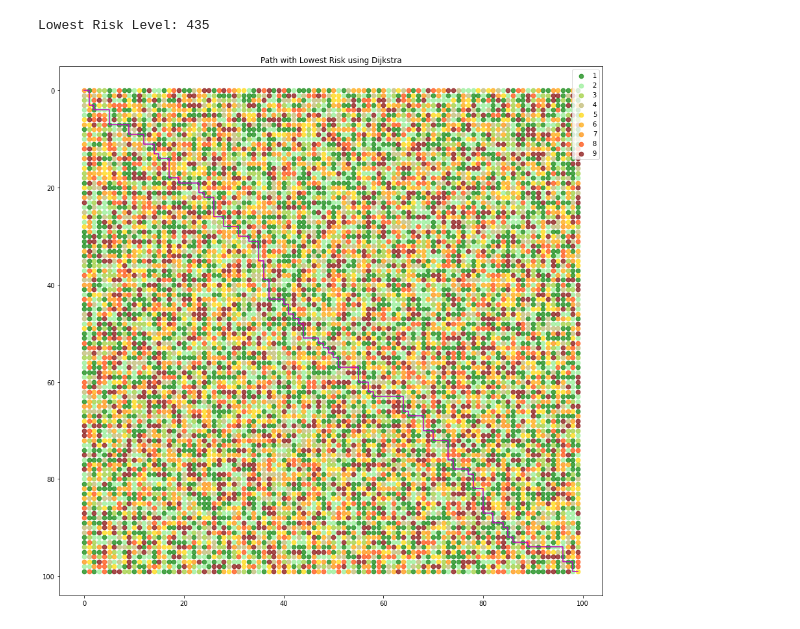
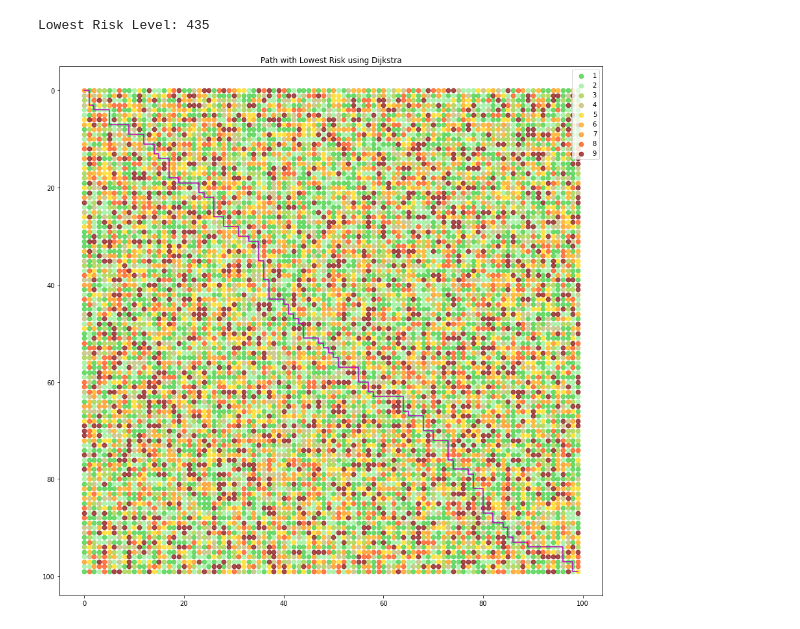
Before and after one commit to Nuhser/Advent-of-Code, a Jupyter notebook: 2021/task15.ipynb, the cells around one changed output. Saved outputs shown, nothing was run; the diff lists cells and outputs as text; code cells hidden in the pictures.

```diff
--- a/2021/task15.ipynb
+++ b/2021/task15.ipynb
@@ -76,33 +65,33 @@ Lowest Risk Level: 435
 # the visualization
 
 import matplotlib.pyplot as plt
 import numpy as np
 
-colors = {1: 'green', 2: 'lightgreen', 3: 'yellowgreen', 4: 'darkkhaki', 5: 'gold', 6: 'orange', 7: 'darkorange', 8: 'orangered', 9: 'maroon'}
+colors = {1: 'limegreen', 2: 'lightgreen', 3: 'yellowgreen', 4: 'darkkhaki', 5: 'gold', 6: 'orange', 7: 'darkorange', 8: 'orangered', 9: 'maroon'}
 x = np.array([point[0] for point in points])
 y = np.array([point[1] for point in points])
 x_path = []
 y_path = []
 
 pre_point = target
 while pre_point != None:
     x_path.append(pre_point[0])
     y_path.append(pre_point[1])
     pre_point = points[pre_point][2]
 
 plt.figure(figsize=(15, 15))
 plt.gca().invert_yaxis()
 
 risk_levels =[points[point][0] for point in points]
 for level in np.unique(risk_levels):
     idx = np.where(risk_levels == level)
     plt.scatter(x[idx], y[idx], c = colors[level], label = level, s = 45, alpha=0.7)
 
 if pre_point != target:
     plt.plot(x_path, y_path, 'm')
 
 plt.title('Path with Lowest Risk using Dijkstra')
 plt.legend()
-plt.draw()
+plt.show()
 # %% [output]
-[figure, old version]
+[figure, new version]
```
Also changed, not shown: parts of 4 cells of this notebook.
